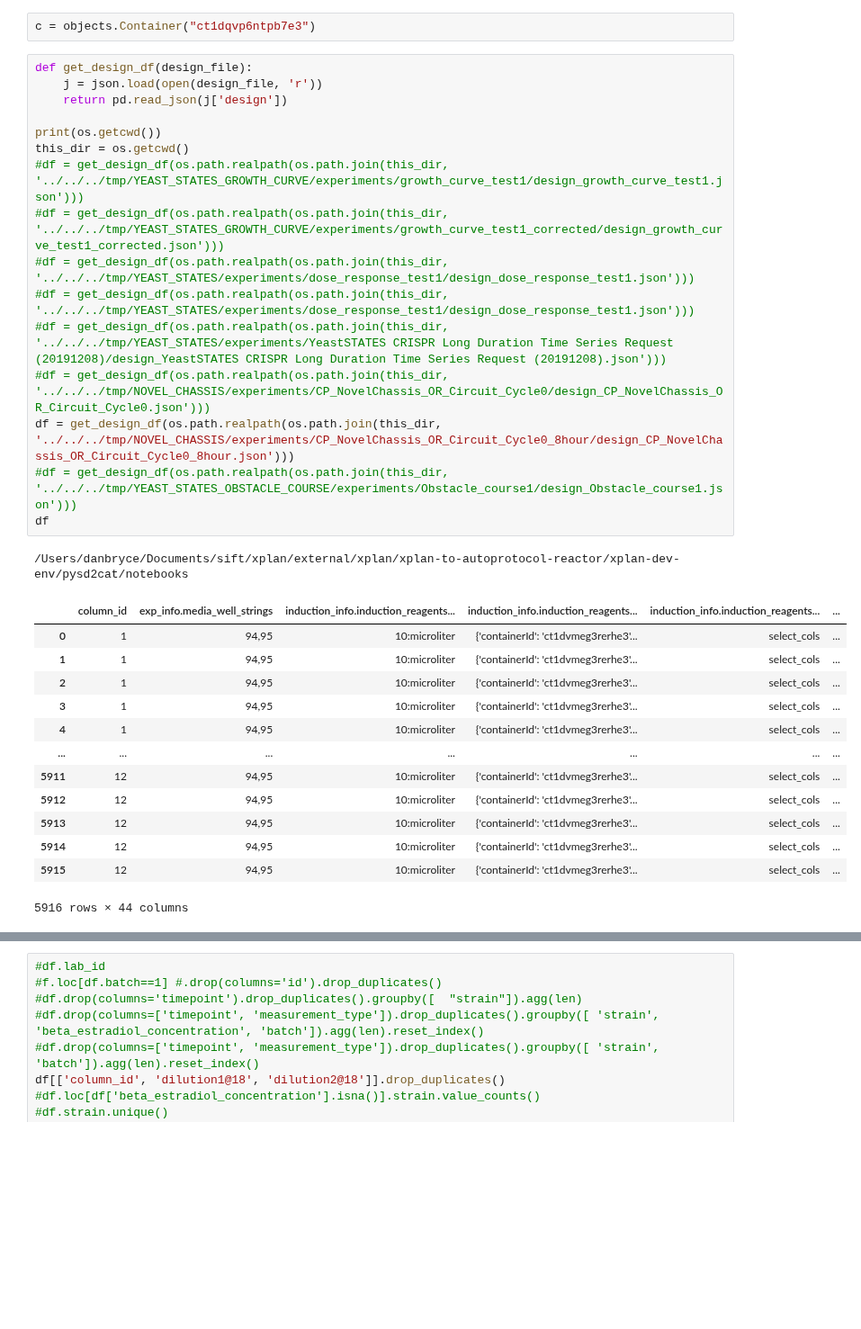
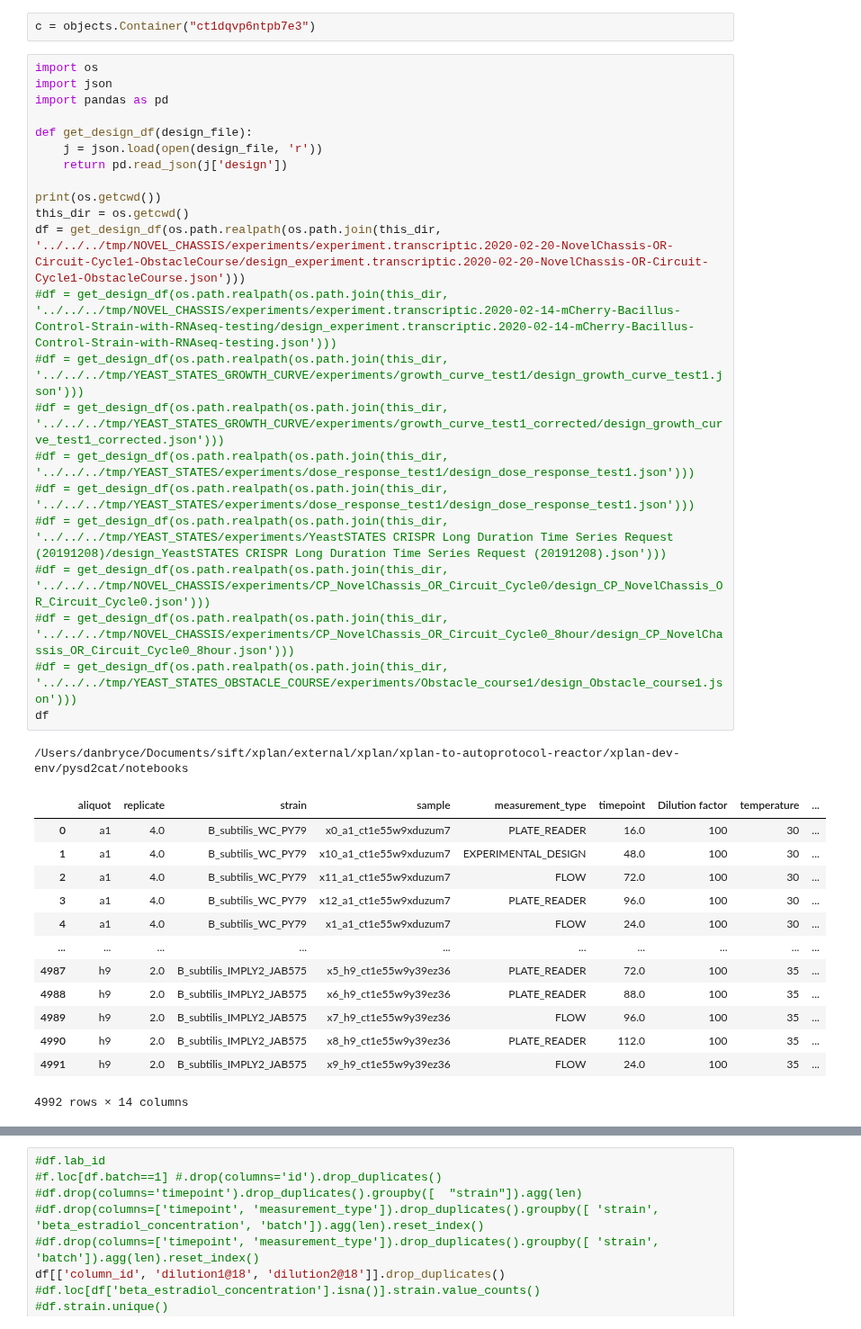
Before and after one commit to SD2E/pysd2cat, a Jupyter notebook: notebooks/scratch.ipynb, the cells around one changed output, grey strips where cells are left out. Shown at 90% size. Drawn from its saved outputs; the diff is of its cells as text; blank space fills up the shorter version.

```diff
--- a/notebooks/scratch.ipynb
+++ b/notebooks/scratch.ipynb
@@ -570,33 +585,39 @@ UWBF_25784  12  12      12
 # %%
 c = objects.Container("ct1dqvp6ntpb7e3")
 # %%
+import os
+import json
+import pandas as pd
+
 def get_design_df(design_file):
     j = json.load(open(design_file, 'r'))
     return pd.read_json(j['design'])
 
 print(os.getcwd())
 this_dir = os.getcwd()
+df = get_design_df(os.path.realpath(os.path.join(this_dir, '../../../tmp/NOVEL_CHASSIS/experiments/experiment.transcriptic.2020-02-20-NovelChassis-OR-Circuit-Cycle1-ObstacleCourse/design_experiment.transcriptic.2020-02-20-NovelChassis-OR-Circuit-Cycle1-ObstacleCourse.json')))
+#df = get_design_df(os.path.realpath(os.path.join(this_dir, '../../../tmp/NOVEL_CHASSIS/experiments/experiment.transcriptic.2020-02-14-mCherry-Bacillus-Control-Strain-with-RNAseq-testing/design_experiment.transcriptic.2020-02-14-mCherry-Bacillus-Control-Strain-with-RNAseq-testing.json')))
 #df = get_design_df(os.path.realpath(os.path.join(this_dir, '../../../tmp/YEAST_STATES_GROWTH_CURVE/experiments/growth_curve_test1/design_growth_curve_test1.json')))
 #df = get_design_df(os.path.realpath(os.path.join(this_dir, '../../../tmp/YEAST_STATES_GROWTH_CURVE/experiments/growth_curve_test1_corrected/design_growth_curve_test1_corrected.json')))
 #df = get_design_df(os.path.realpath(os.path.join(this_dir, '../../../tmp/YEAST_STATES/experiments/dose_response_test1/design_dose_response_test1.json')))
 #df = get_design_df(os.path.realpath(os.path.join(this_dir, '../../../tmp/YEAST_STATES/experiments/dose_response_test1/design_dose_response_test1.json')))
 #df = get_design_df(os.path.realpath(os.path.join(this_dir, '../../../tmp/YEAST_STATES/experiments/YeastSTATES CRISPR Long Duration Time Series Request (20191208)/design_YeastSTATES CRISPR Long Duration Time Series Request (20191208).json')))
 #df = get_design_df(os.path.realpath(os.path.join(this_dir, '../../../tmp/NOVEL_CHASSIS/experiments/CP_NovelChassis_OR_Circuit_Cycle0/design_CP_NovelChassis_OR_Circuit_Cycle0.json')))
-df = get_design_df(os.path.realpath(os.path.join(this_dir, '../../../tmp/NOVEL_CHASSIS/experiments/CP_NovelChassis_OR_Circuit_Cycle0_8hour/design_CP_NovelChassis_OR_Circuit_Cycle0_8hour.json')))
+#df = get_design_df(os.path.realpath(os.path.join(this_dir, '../../../tmp/NOVEL_CHASSIS/experiments/CP_NovelChassis_OR_Circuit_Cycle0_8hour/design_CP_NovelChassis_OR_Circuit_Cycle0_8hour.json')))
 #df = get_design_df(os.path.realpath(os.path.join(this_dir, '../../../tmp/YEAST_STATES_OBSTACLE_COURSE/experiments/Obstacle_course1/design_Obstacle_course1.json')))
 df
 # %% [output]
 /Users/danbryce/Documents/sift/xplan/external/xplan/xplan-to-autoprotocol-reactor/xplan-dev-env/pysd2cat/notebooks
-|  | column_id | exp_info.media_well_strings | induction_info.induction_reagents... | induction_info.induction_reagents... | induction_info.induction_reagents... | ... |
-| 0 | 1 | 94,95 | 10:microliter | {'containerId': 'ct1dvmeg3rerhe3'... | select_cols | ... |
-| 1 | 1 | 94,95 | 10:microliter | {'containerId': 'ct1dvmeg3rerhe3'... | select_cols | ... |
-| 2 | 1 | 94,95 | 10:microliter | {'containerId': 'ct1dvmeg3rerhe3'... | select_cols | ... |
-| 3 | 1 | 94,95 | 10:microliter | {'containerId': 'ct1dvmeg3rerhe3'... | select_cols | ... |
-| 4 | 1 | 94,95 | 10:microliter | {'containerId': 'ct1dvmeg3rerhe3'... | select_cols | ... |
-| ... | ... | ... | ... | ... | ... | ... |
-| 5911 | 12 | 94,95 | 10:microliter | {'containerId': 'ct1dvmeg3rerhe3'... | select_cols | ... |
-| 5912 | 12 | 94,95 | 10:microliter | {'containerId': 'ct1dvmeg3rerhe3'... | select_cols | ... |
-| 5913 | 12 | 94,95 | 10:microliter | {'containerId': 'ct1dvmeg3rerhe3'... | select_cols | ... |
-| 5914 | 12 | 94,95 | 10:microliter | {'containerId': 'ct1dvmeg3rerhe3'... | select_cols | ... |
-| 5915 | 12 | 94,95 | 10:microliter | {'containerId': 'ct1dvmeg3rerhe3'... | select_cols | ... |
+|  | aliquot | replicate | strain | sample | measurement_type | timepoint | Dilution factor | temperature | ... |
+| 0 | a1 | 4.0 | B_subtilis_WC_PY79 | x0_a1_ct1e55w9xduzum7 | PLATE_READER | 16.0 | 100 | 30 | ... |
+| 1 | a1 | 4.0 | B_subtilis_WC_PY79 | x10_a1_ct1e55w9xduzum7 | EXPERIMENTAL_DESIGN | 48.0 | 100 | 30 | ... |
+| 2 | a1 | 4.0 | B_subtilis_WC_PY79 | x11_a1_ct1e55w9xduzum7 | FLOW | 72.0 | 100 | 30 | ... |
+| 3 | a1 | 4.0 | B_subtilis_WC_PY79 | x12_a1_ct1e55w9xduzum7 | PLATE_READER | 96.0 | 100 | 30 | ... |
+| 4 | a1 | 4.0 | B_subtilis_WC_PY79 | x1_a1_ct1e55w9xduzum7 | FLOW | 24.0 | 100 | 30 | ... |
+| ... | ... | ... | ... | ... | ... | ... | ... | ... | ... |
+| 4987 | h9 | 2.0 | B_subtilis_IMPLY2_JAB575 | x5_h9_ct1e55w9y39ez36 | PLATE_READER | 72.0 | 100 | 35 | ... |
+| 4988 | h9 | 2.0 | B_subtilis_IMPLY2_JAB575 | x6_h9_ct1e55w9y39ez36 | PLATE_READER | 88.0 | 100 | 35 | ... |
+| 4989 | h9 | 2.0 | B_subtilis_IMPLY2_JAB575 | x7_h9_ct1e55w9y39ez36 | FLOW | 96.0 | 100 | 35 | ... |
+| 4990 | h9 | 2.0 | B_subtilis_IMPLY2_JAB575 | x8_h9_ct1e55w9y39ez36 | PLATE_READER | 112.0 | 100 | 35 | ... |
+| 4991 | h9 | 2.0 | B_subtilis_IMPLY2_JAB575 | x9_h9_ct1e55w9y39ez36 | FLOW | 24.0 | 100 | 35 | ... |
-5916 rows × 44 columns
+4992 rows × 14 columns
```
Also changed, not shown: parts of 6 cells of this notebook, 5 other files.
